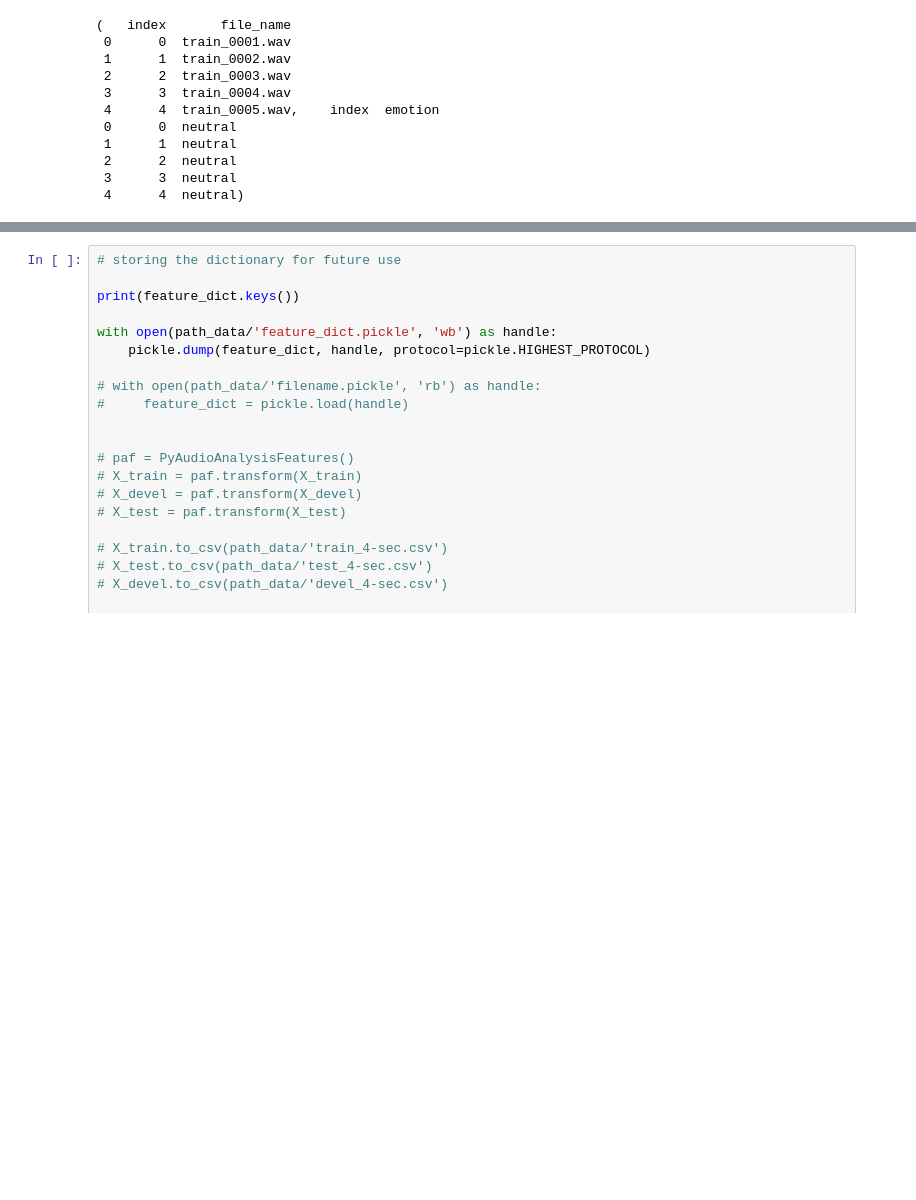
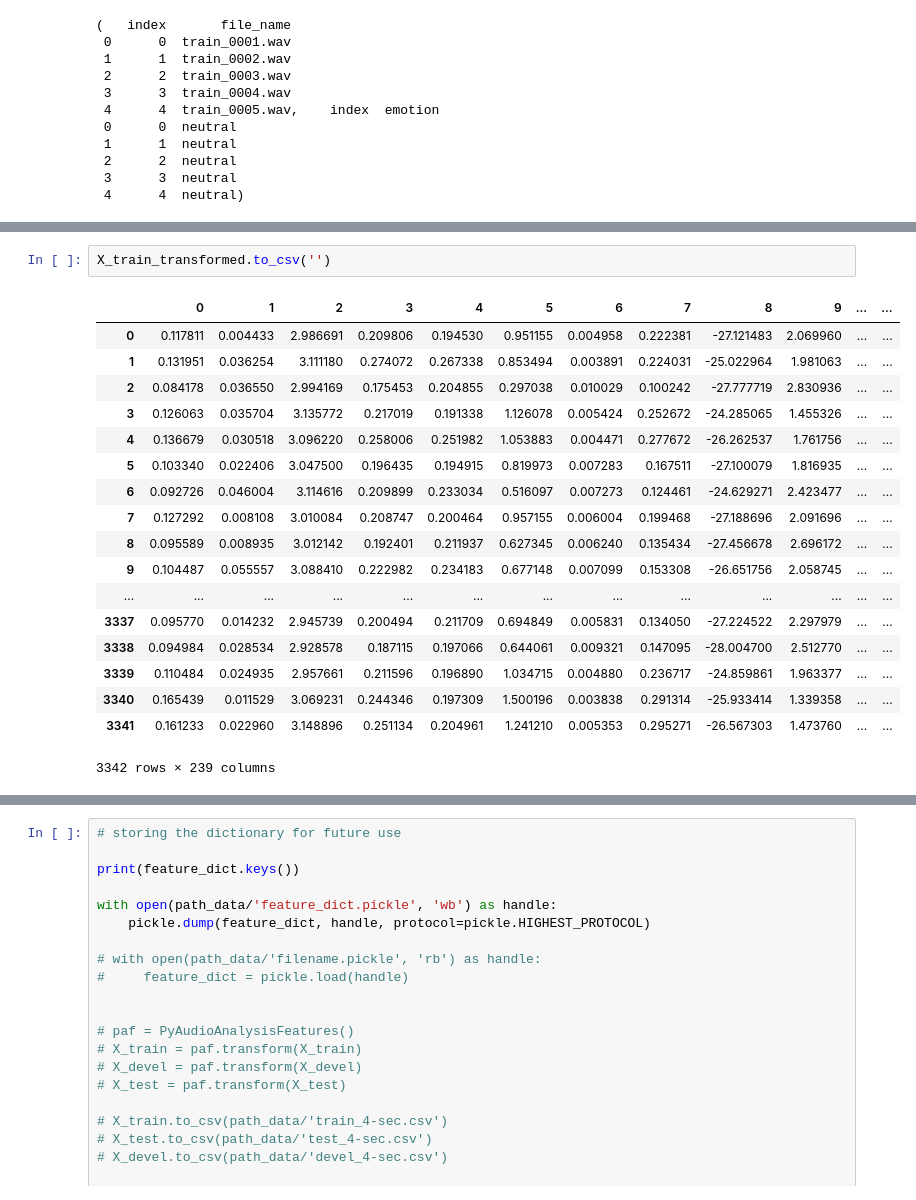
Before and after one commit to sri-1007/speech_emotion_recognition, a Jupyter notebook: scripts/pyAudioPipeline.ipynb, the cells around one changed output, grey strips where cells are left out. Drawn from its saved outputs; the diff is of its cells as text; blank space fills up the shorter version.

```diff
--- a/scripts/pyAudioPipeline.ipynb
+++ b/scripts/pyAudioPipeline.ipynb
@@ -200,0 +235,21 @@ paaff.fit_transform(X_train_all)
+# %%
+X_train_transformed.to_csv('')
+# %% [output]
+|  | 0 | 1 | 2 | 3 | 4 | 5 | 6 | 7 | 8 | 9 | ... | ... |
+| 0 | 0.117811 | 0.004433 | 2.986691 | 0.209806 | 0.194530 | 0.951155 | 0.004958 | 0.222381 | -27.121483 | 2.069960 | ... | ... |
+| 1 | 0.131951 | 0.036254 | 3.111180 | 0.274072 | 0.267338 | 0.853494 | 0.003891 | 0.224031 | -25.022964 | 1.981063 | ... | ... |
+| 2 | 0.084178 | 0.036550 | 2.994169 | 0.175453 | 0.204855 | 0.297038 | 0.010029 | 0.100242 | -27.777719 | 2.830936 | ... | ... |
+| 3 | 0.126063 | 0.035704 | 3.135772 | 0.217019 | 0.191338 | 1.126078 | 0.005424 | 0.252672 | -24.285065 | 1.455326 | ... | ... |
+| 4 | 0.136679 | 0.030518 | 3.096220 | 0.258006 | 0.251982 | 1.053883 | 0.004471 | 0.277672 | -26.262537 | 1.761756 | ... | ... |
+| 5 | 0.103340 | 0.022406 | 3.047500 | 0.196435 | 0.194915 | 0.819973 | 0.007283 | 0.167511 | -27.100079 | 1.816935 | ... | ... |
+| 6 | 0.092726 | 0.046004 | 3.114616 | 0.209899 | 0.233034 | 0.516097 | 0.007273 | 0.124461 | -24.629271 | 2.423477 | ... | ... |
+| 7 | 0.127292 | 0.008108 | 3.010084 | 0.208747 | 0.200464 | 0.957155 | 0.006004 | 0.199468 | -27.188696 | 2.091696 | ... | ... |
+| 8 | 0.095589 | 0.008935 | 3.012142 | 0.192401 | 0.211937 | 0.627345 | 0.006240 | 0.135434 | -27.456678 | 2.696172 | ... | ... |
+| 9 | 0.104487 | 0.055557 | 3.088410 | 0.222982 | 0.234183 | 0.677148 | 0.007099 | 0.153308 | -26.651756 | 2.058745 | ... | ... |
+| ... | ... | ... | ... | ... | ... | ... | ... | ... | ... | ... | ... | ... |
+| 3337 | 0.095770 | 0.014232 | 2.945739 | 0.200494 | 0.211709 | 0.694849 | 0.005831 | 0.134050 | -27.224522 | 2.297979 | ... | ... |
+| 3338 | 0.094984 | 0.028534 | 2.928578 | 0.187115 | 0.197066 | 0.644061 | 0.009321 | 0.147095 | -28.004700 | 2.512770 | ... | ... |
+| 3339 | 0.110484 | 0.024935 | 2.957661 | 0.211596 | 0.196890 | 1.034715 | 0.004880 | 0.236717 | -24.859861 | 1.963377 | ... | ... |
+| 3340 | 0.165439 | 0.011529 | 3.069231 | 0.244346 | 0.197309 | 1.500196 | 0.003838 | 0.291314 | -25.933414 | 1.339358 | ... | ... |
+| 3341 | 0.161233 | 0.022960 | 3.148896 | 0.251134 | 0.204961 | 1.241210 | 0.005353 | 0.295271 | -26.567303 | 1.473760 | ... | ... |
+3342 rows × 239 columns
```
Also changed, not shown: parts of 8 cells of this notebook.
